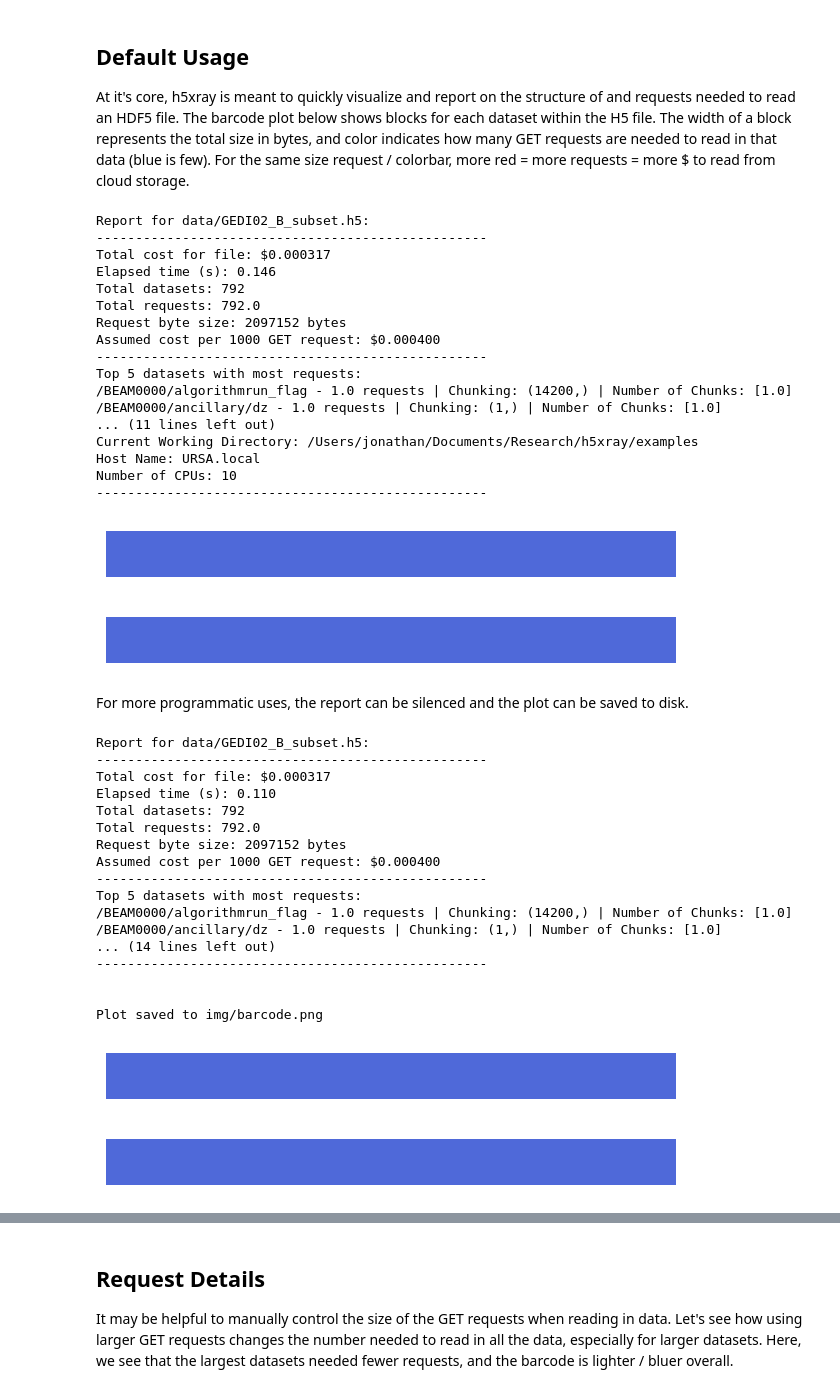
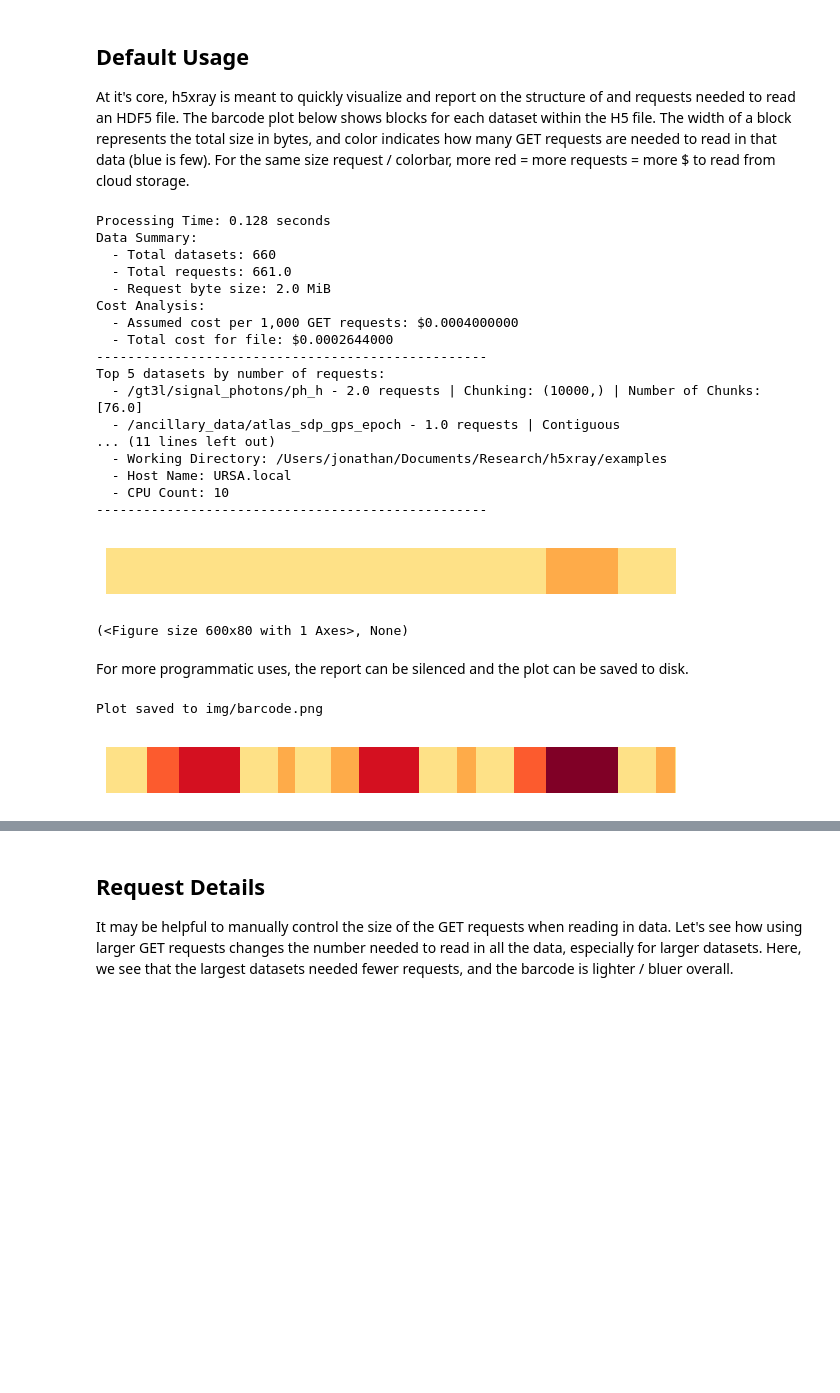
Before and after one commit to jonm3D/h5xray, a Jupyter notebook: examples/demo.ipynb, the cells around one changed output, grey strips where cells are left out. Drawn from its saved outputs; the diff is of its cells as text; code cells hidden in the pictures; blank space fills up the shorter version.

```diff
--- a/examples/demo.ipynb
+++ b/examples/demo.ipynb
@@ -25,8 +17,7 @@ from h5xray import h5xray
 [interactive output not drawn]
 [interactive output not drawn]
 # %%
-# input_file = "data/ATL03_icesat2.h5"
-input_file = "data/GEDI02_B_subset.h5"
+input_file = "data/ATL08_icesat2.h5"
 # %%
 # main function for notebook interaction
 help(h5xray.analyze)
@@ -53,46 +46,34 @@ At it's core, h5xray is meant to quickly visualize and report on the structure o
 # %%
 h5xray.analyze(input_file) # default usage
 # %% [output]
-Report for data/GEDI02_B_subset.h5:
+Processing Time: 0.128 seconds
+Data Summary:
+  - Total datasets: 660
+  - Total requests: 661.0
+  - Request byte size: 2.0 MiB
+Cost Analysis:
+  - Assumed cost per 1,000 GET requests: $0.0004000000
+  - Total cost for file: $0.0002644000
 --------------------------------------------------
-Total cost for file: $0.000317
-Elapsed time (s): 0.146
-Total datasets: 792
-Total requests: 792.0
-Request byte size: 2097152 bytes
-Assumed cost per 1000 GET request: $0.000400
+Top 5 datasets by number of requests:
+  - /gt3l/signal_photons/ph_h - 2.0 requests | Chunking: (10000,) | Number of Chunks: [76.0]
+  - /ancillary_data/atlas_sdp_gps_epoch - 1.0 requests | Contiguous
+... (11 lines left out)
+  - Working Directory: /Users/jonathan/Documents/Research/h5xray/examples
+  - Host Name: URSA.local
+  - CPU Count: 10
 --------------------------------------------------
-Top 5 datasets with most requests:
-/BEAM0000/algorithmrun_flag - 1.0 requests | Chunking: (14200,) | Number of Chunks: [1.0]
-/BEAM0000/ancillary/dz - 1.0 requests | Chunking: (1,) | Number of Chunks: [1.0]
-... (11 lines left out)
-Current Working Directory: /Users/jonathan/Documents/Research/h5xray/examples
-Host Name: URSA.local
-Number of CPUs: 10
---------------------------------------------------
-[figure, old version]
+[figure, new version]
-[figure, removed]
+(<Figure size 600x80 with 1 Axes>, None)
 # %% [markdown]
 For more programmatic uses, the report can be silenced and the plot can be saved to disk.
 # %%
-h5xray.analyze(input_file, plotting_options={'output_file':'img/barcode.png'}) # simple barcode
+f, report = h5xray.analyze(input_file,
+                      request_byte_size=0.5*1024*1024,      # size of get request
+                      plotting_options={'output_file':'img/barcode.png'},
+                      report_type='str')
+
+# print(report)
 # %% [output]
-Report for data/GEDI02_B_subset.h5:
---------------------------------------------------
-Total cost for file: $0.000317
-Elapsed time (s): 0.110
-Total datasets: 792
-Total requests: 792.0
-Request byte size: 2097152 bytes
-Assumed cost per 1000 GET request: $0.000400
---------------------------------------------------
-Top 5 datasets with most requests:
-/BEAM0000/algorithmrun_flag - 1.0 requests | Chunking: (14200,) | Number of Chunks: [1.0]
-/BEAM0000/ancillary/dz - 1.0 requests | Chunking: (1,) | Number of Chunks: [1.0]
-... (14 lines left out)
---------------------------------------------------
-
-
 Plot saved to img/barcode.png
-[figure, old version]
+[figure, new version]
-[figure, removed]
```
Also changed, not shown: parts of 8 cells of this notebook, 3 other files.
